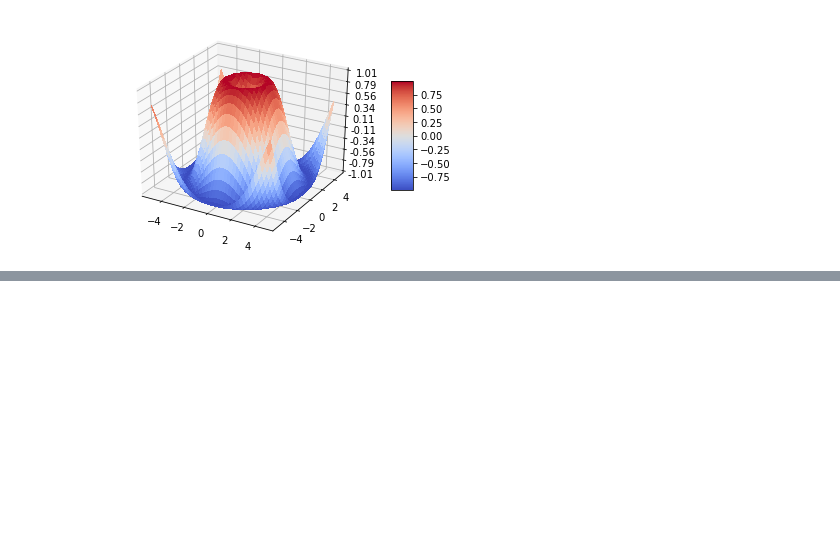
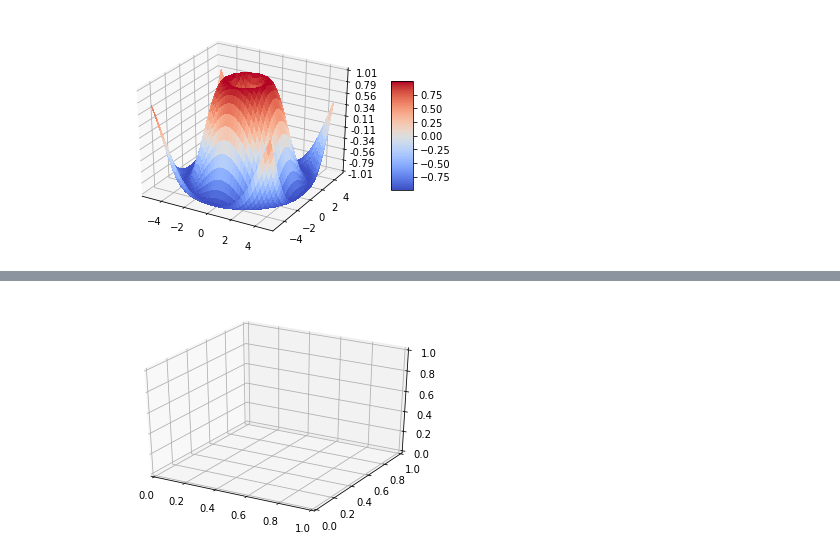
Before and after one commit to Gonen09/infinite-range-hopping-Python, a Jupyter notebook: problema 2.ipynb, the cells around one changed output, grey strips where cells are left out. Saved outputs shown, nothing was run; the diff lists cells and outputs as text; code cells hidden in the pictures; blank space fills up the shorter version.

```diff
--- a/problema 2.ipynb
+++ b/problema 2.ipynb
@@ -1310,0 +1359,7 @@ plt.show()
+# %%
+fig = plt.figure()
+ax = fig.add_subplot(111, projection='3d')
+
+plt.show()
+# %% [output]
+[figure, added]
```
Also changed, not shown: parts of 12 cells of this notebook.
